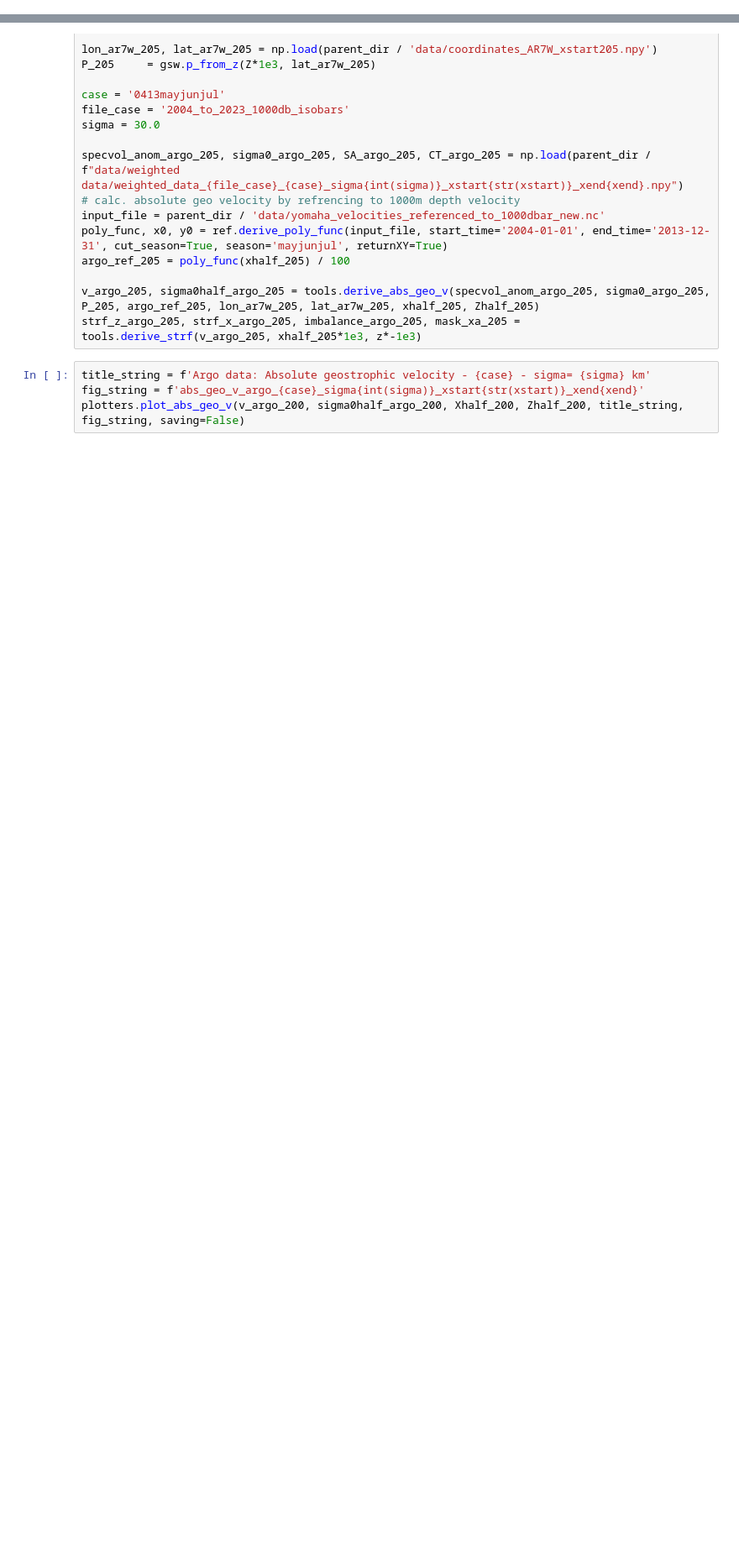
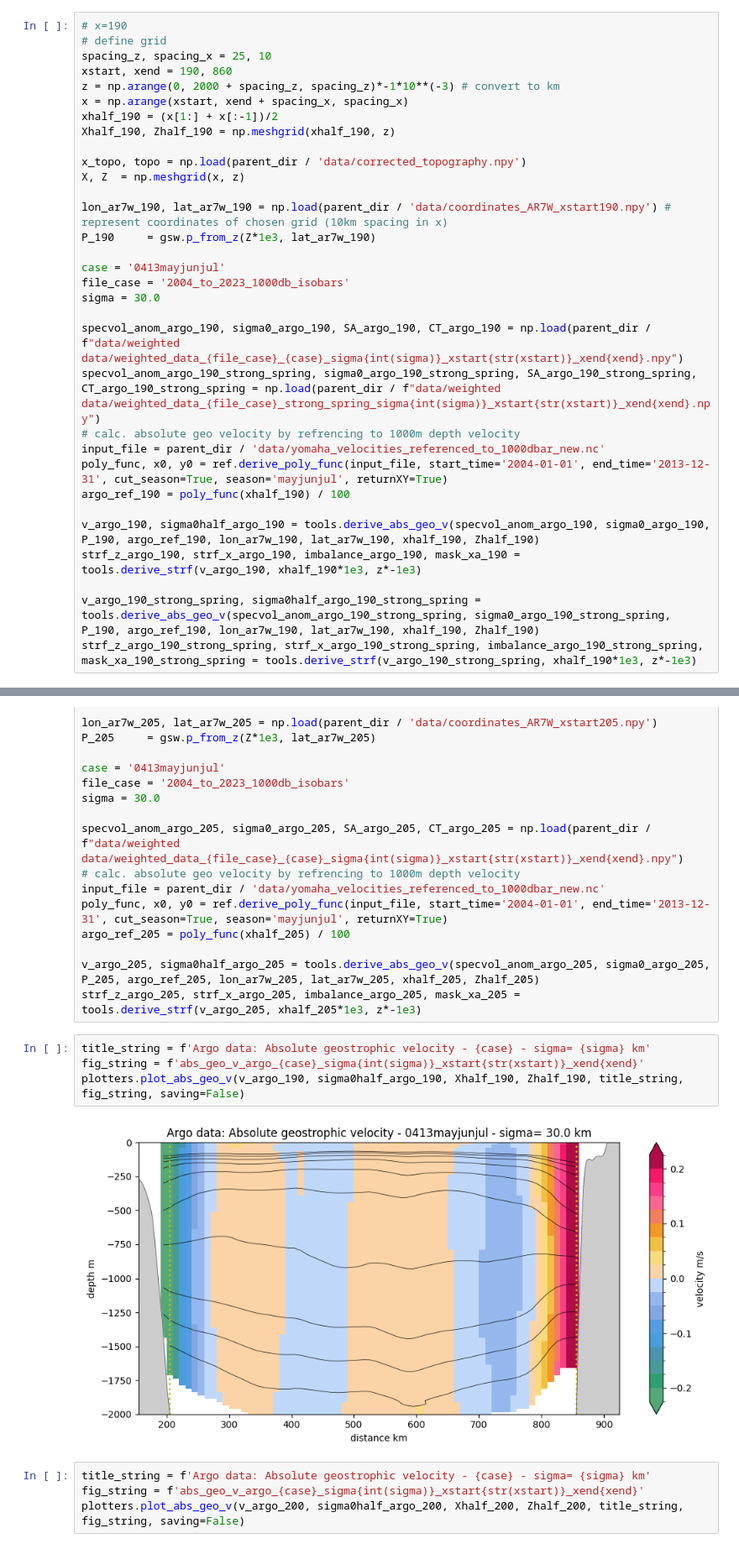
Before and after one commit to katjaschultz/labsea-project, a Jupyter notebook: notebooks/plotting.ipynb, the cells around one changed output, grey strips where cells are left out. Shown at 84% size. Drawn from its saved outputs; the diff is of its cells as text; blank space fills up the shorter version.

```diff
--- a/notebooks/plotting.ipynb
+++ b/notebooks/plotting.ipynb
@@ -55,6 +55,38 @@ argo_ref_200 = poly_func(xhalf_200) / 100
 
 v_argo_200, sigma0half_argo_200 = tools.derive_abs_geo_v(specvol_anom_argo_200, sigma0_argo_200, P_200, argo_ref_200, lon_ar7w_200, lat_ar7w_200, xhalf_200, Zhalf_200)
 strf_z_argo_200, strf_x_argo_200, imbalance_argo_200, mask_xa_200 = tools.derive_strf(v_argo_200, xhalf_200*1e3, z*-1e3)
+# %%
+# x=190
+# define grid
+spacing_z, spacing_x = 25, 10
+xstart, xend = 190, 860
+z = np.arange(0, 2000 + spacing_z, spacing_z)*-1*10**(-3) # convert to km
+x = np.arange(xstart, xend + spacing_x, spacing_x)
+xhalf_190 = (x[1:] + x[:-1])/2
+Xhalf_190, Zhalf_190 = np.meshgrid(xhalf_190, z)
+
+x_topo, topo = np.load(parent_dir / 'data/corrected_topography.npy')
+X, Z  = np.meshgrid(x, z)
+
+lon_ar7w_190, lat_ar7w_190 = np.load(parent_dir / 'data/coordinates_AR7W_xstart190.npy') # represent coordinates of chosen grid (10km spacing in x)
+P_190     = gsw.p_from_z(Z*1e3, lat_ar7w_190)
+
+case = '0413mayjunjul'
+file_case = '2004_to_2023_1000db_isobars'
+sigma = 30.0
+
+specvol_anom_argo_190, sigma0_argo_190, SA_argo_190, CT_argo_190 = np.load(parent_dir / f"data/weighted data/weighted_data_{file_case}_{case}_sigma{int(sigma)}_xstart{str(xstart)}_xend{xend}.npy")
+specvol_anom_argo_190_strong_spring, sigma0_argo_190_strong_spring, SA_argo_190_strong_spring, CT_argo_190_strong_spring = np.load(parent_dir / f"data/weighted data/weighted_data_{file_case}_strong_spring_sigma{int(sigma)}_xstart{str(xstart)}_xend{xend}.npy")
+# calc. absolute geo velocity by refrencing to 1000m depth velocity
+input_file = parent_dir / 'data/yomaha_velocities_referenced_to_1000dbar_new.nc'
+poly_func, x0, y0 = ref.derive_poly_func(input_file, start_time='2004-01-01', end_time='2013-12-31', cut_season=True, season='mayjunjul', returnXY=True)
+argo_ref_190 = poly_func(xhalf_190) / 100
+
+v_argo_190, sigma0half_argo_190 = tools.derive_abs_geo_v(specvol_anom_argo_190, sigma0_argo_190, P_190, argo_ref_190, lon_ar7w_190, lat_ar7w_190, xhalf_190, Zhalf_190)
+strf_z_argo_190, strf_x_argo_190, imbalance_argo_190, mask_xa_190 = tools.derive_strf(v_argo_190, xhalf_190*1e3, z*-1e3)
+
+v_argo_190_strong_spring, sigma0half_argo_190_strong_spring = tools.derive_abs_geo_v(specvol_anom_argo_190_strong_spring, sigma0_argo_190_strong_spring, P_190, argo_ref_190, lon_ar7w_190, lat_ar7w_190, xhalf_190, Zhalf_190)
+strf_z_argo_190_strong_spring, strf_x_argo_190_strong_spring, imbalance_argo_190_strong_spring, mask_xa_190_strong_spring = tools.derive_strf(v_argo_190_strong_spring, xhalf_190*1e3, z*-1e3)
 # %%
 xstart = 200
 xend = 860
@@ -95,6 +127,12 @@ argo_ref_205 = poly_func(xhalf_205) / 100
 
 v_argo_205, sigma0half_argo_205 = tools.derive_abs_geo_v(specvol_anom_argo_205, sigma0_argo_205, P_205, argo_ref_205, lon_ar7w_205, lat_ar7w_205, xhalf_205, Zhalf_205)
 strf_z_argo_205, strf_x_argo_205, imbalance_argo_205, mask_xa_205 = tools.derive_strf(v_argo_205, xhalf_205*1e3, z*-1e3)
+# %%
+title_string = f'Argo data: Absolute geostrophic velocity - {case} - sigma= {sigma} km'
+fig_string = f'abs_geo_v_argo_{case}_sigma{int(sigma)}_xstart{str(xstart)}_xend{xend}'
+plotters.plot_abs_geo_v(v_argo_190, sigma0half_argo_190, Xhalf_190, Zhalf_190, title_string, fig_string, saving=False)
+# %% [output]
+[figure, added]
 # %%
 title_string = f'Argo data: Absolute geostrophic velocity - {case} - sigma= {sigma} km'
 fig_string = f'abs_geo_v_argo_{case}_sigma{int(sigma)}_xstart{str(xstart)}_xend{xend}'
```
Also changed, not shown: parts of 10 cells of this notebook, 9 other files.
